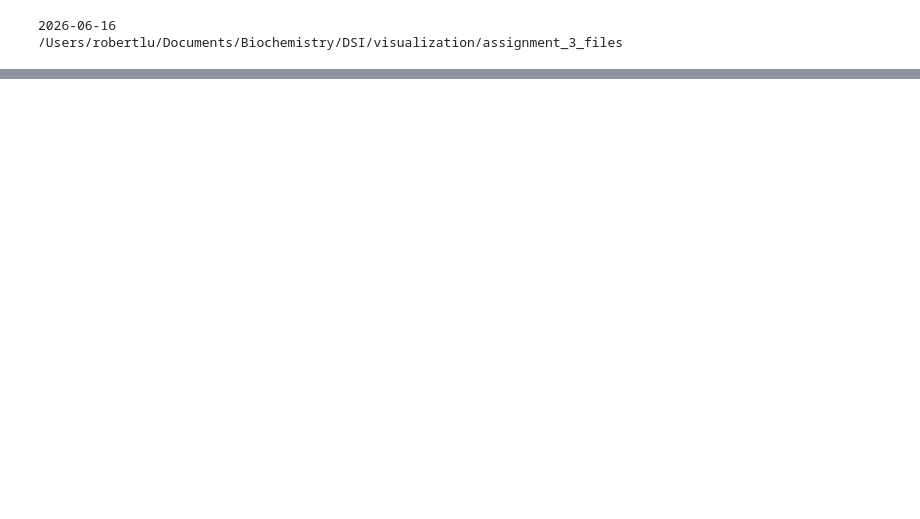
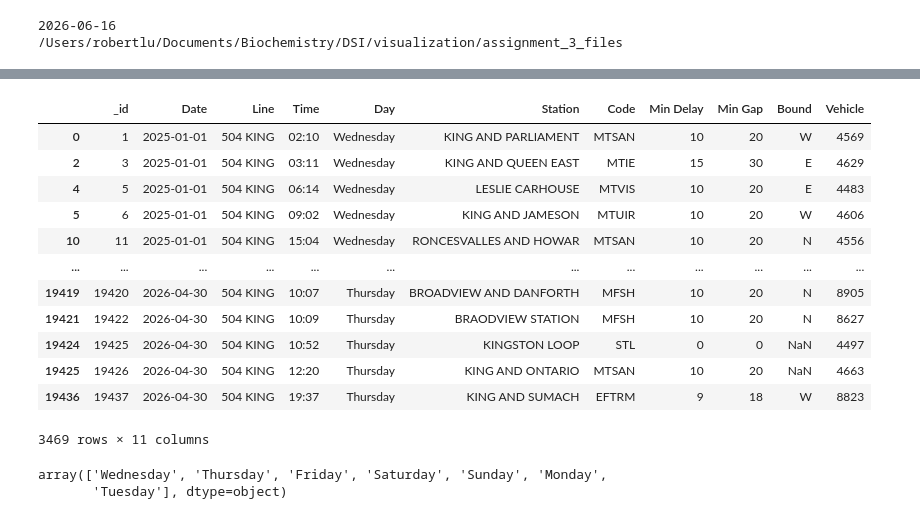
Before and after one commit to Bassoon220/visualization, a Jupyter notebook: assignment_3_files/DSI_vis_assignment_3.ipynb, the cells around one changed output, grey strips where cells are left out. Cells and saved outputs as stored; diff of their text form; code cells hidden in the pictures; blank space fills up the shorter version.

```diff
--- a/assignment_3_files/DSI_vis_assignment_3.ipynb
+++ b/assignment_3_files/DSI_vis_assignment_3.ipynb
@@ -115,0 +196,21 @@ get_toronto_data_as_csv("ttc-lrt-delay-data")
+# %%
+df_streetcar[df_streetcar["Line"].str.contains("504", na=False)]
+# %% [output]
+|  | _id | Date | Line | Time | Day | Station | Code | Min Delay | Min Gap | Bound | Vehicle |
+| 0 | 1 | 2025-01-01 | 504 KING | 02:10 | Wednesday | KING AND PARLIAMENT | MTSAN | 10 | 20 | W | 4569 |
+| 2 | 3 | 2025-01-01 | 504 KING | 03:11 | Wednesday | KING AND QUEEN EAST | MTIE | 15 | 30 | E | 4629 |
+| 4 | 5 | 2025-01-01 | 504 KING | 06:14 | Wednesday | LESLIE CARHOUSE | MTVIS | 10 | 20 | E | 4483 |
+| 5 | 6 | 2025-01-01 | 504 KING | 09:02 | Wednesday | KING AND JAMESON | MTUIR | 10 | 20 | W | 4606 |
+| 10 | 11 | 2025-01-01 | 504 KING | 15:04 | Wednesday | RONCESVALLES AND HOWAR | MTSAN | 10 | 20 | N | 4556 |
+| ... | ... | ... | ... | ... | ... | ... | ... | ... | ... | ... | ... |
+| 19419 | 19420 | 2026-04-30 | 504 KING | 10:07 | Thursday | BROADVIEW AND DANFORTH | MFSH | 10 | 20 | N | 8905 |
+| 19421 | 19422 | 2026-04-30 | 504 KING | 10:09 | Thursday | BRAODVIEW STATION | MFSH | 10 | 20 | N | 8627 |
+| 19424 | 19425 | 2026-04-30 | 504 KING | 10:52 | Thursday | KINGSTON LOOP | STL | 0 | 0 | NaN | 4497 |
+| 19425 | 19426 | 2026-04-30 | 504 KING | 12:20 | Thursday | KING AND ONTARIO | MTSAN | 10 | 20 | NaN | 4663 |
+| 19436 | 19437 | 2026-04-30 | 504 KING | 19:37 | Thursday | KING AND SUMACH | EFTRM | 9 | 18 | W | 8823 |
+3469 rows × 11 columns
+# %%
+df_streetcar["Day"].unique()
+# %% [output]
+array(['Wednesday', 'Thursday', 'Friday', 'Saturday', 'Sunday', 'Monday',
+       'Tuesday'], dtype=object)
```
Also changed, not shown: parts of 15 cells of this notebook, 14 other files.
